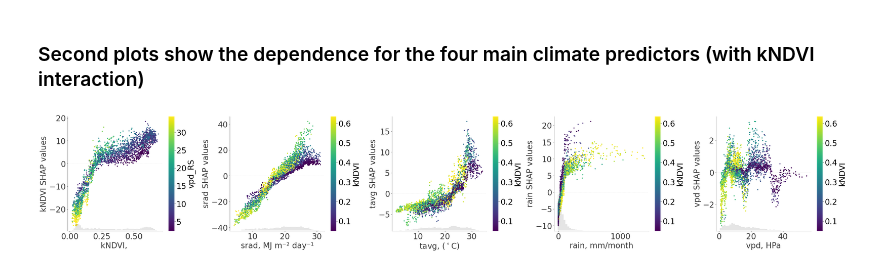
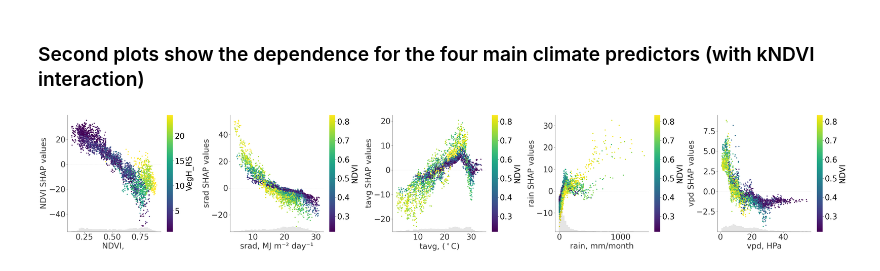
Before and after one commit to cbur24/climate-carbon-interactions, a Jupyter notebook: 2_Evaluate_fit_LGBM_model_TSCV.ipynb, the cells around one changed output. Cells and saved outputs as stored; diff of their text form; code cells hidden in the pictures.

Commit message:
get training and predictions working

```diff
--- a/2_Evaluate_fit_LGBM_model_TSCV.ipynb
+++ b/2_Evaluate_fit_LGBM_model_TSCV.ipynb
@@ -99,14 +42,21 @@ suffix = '20230320'
 # %% [markdown]
 ## Prepare Data
 # %%
-base = '/g/data/os22/chad_tmp/NEE_modelling/results/training_data/'
-sites = os.listdir('/g/data/os22/chad_tmp/NEE_modelling/results/training_data/')
+base = '/g/data/os22/chad_tmp/climate-carbon-interactions/results/training_data/'
+sites = os.listdir('/g/data/os22/chad_tmp/climate-carbon-interactions/results/training_data/')
+
+fluxes=['NEE_SOLO_EC','GPP_SOLO_EC','ER_SOLO_EC','ET_EC']
 
 td = []
 for site in sites:
     if '.csv' in site:
-        xx = pd.read_csv(base+site, index_col='time', parse_dates=True)
-        xx['site'] = site[0:5]
-        td.append(xx)
+        if any(exc in site for exc in exclusions): #don't load the excluded sites
+            print('skip', site[0:5])
+            continue
+        else:
+            xx = pd.read_csv(base+site, index_col='time', parse_dates=True)
+            xx['site'] = site[0:5]
+            xx = xx[fluxes+variables]
+            td.append(xx)
 
 ts = pd.concat(td).dropna() #we'll use this later
@@ -443,26 +323,10 @@ param_grid = {
     'n_estimators': [300, 400, 500],
 }
 # %%
-#generate n_splits of train-test_split
-#rs = ShuffleSplit(n_splits=outer_cv_splits, test_size=test_size, random_state=1)
-
-# instatiate a gridsearchCV
-# clf = GridSearchCV(LGBMRegressor(verbose=-1
-#                                  # boosting_type='rf',
-#                                  # bagging_freq=1,
-#                                  # bagging_fraction=0.8
-#                                 ),
-#                    param_grid,
-#                    scoring='r2',
-#                    verbose=1,
-#                    cv=zip(train, test), #using timeseries custom splits here
-#                   )
-
 clf = RandomizedSearchCV(LGBMRegressor(verbose=-1),
                    param_grid,
                    verbose=1,
                    n_iter=500,
-                   n_jobs=-1,
                    cv=zip(train, test), #using timeseries custom splits here
                   )
 
@@ -575,21 +447,21 @@ fig.savefig("/g/data/os22/chad_tmp/NEE_modelling/results/cross_validation/intera
 # %%
 fig, axs = plt.subplots(1,5, figsize=(40,7))
 
-for ax, feature, units in zip(axs.ravel(), ['kNDVI', 'srad', 'tavg', 'rain', 'vpd'], ['', 'MJ m⁻\N{SUPERSCRIPT TWO} day⁻¹', '($^\circ$C)', 'mm/month', 'HPa']): #list(feature_importance['col_name'][0:1])+
-    if feature =='kNDVI':
+for ax, feature, units in zip(axs.ravel(), ['NDVI', 'srad', 'tavg', 'rain', 'vpd'], ['', 'MJ m⁻\N{SUPERSCRIPT TWO} day⁻¹', '($^\circ$C)', 'mm/month', 'HPa']): #list(feature_importance['col_name'][0:1])+
+    if feature =='NDVI':
         shap.plots.scatter(shap_values[:,feature+'_RS'], ax=ax, show=False, color=shap_values, cmap='viridis')
     else:
-        shap.plots.scatter(shap_values[:,feature+'_RS'], ax=ax, show=False, color=shap_values[:,'kNDVI_RS'], cmap='viridis')
-        plt.gcf().axes[-2].set_ylabel('kNDVI')
+        shap.plots.scatter(shap_values[:,feature+'_RS'], ax=ax, show=False, color=shap_values[:,'NDVI_RS'], cmap='viridis')
+        plt.gcf().axes[-2].set_ylabel('NDVI')
     ax.set_ylabel(feature+' SHAP values',  fontsize=font)
     ax.set_xlabel(feature+', '+units+'', fontsize=font)
     ax.tick_params(axis='x', labelsize=font)
     ax.tick_params(axis='y', labelsize=font)
     plt.gcf().axes[-2].set_aspect('auto')
     plt.gcf().axes[-2].set_box_aspect(20)
     plt.gcf().axes[-2].yaxis.label.set_fontsize(font)
     plt.gcf().axes[-2].tick_params(axis='y', labelsize=font)
 plt.tight_layout()
-fig.savefig("/g/data/os22/chad_tmp/NEE_modelling/results/cross_validation/interaction_scatterplots_climatevars_"+model_var+"_lgbm_"+suffix+".png", bbox_inches='tight')
+fig.savefig("/g/data/os22/chad_tmp/climate-carbon-interactions/results/cross_val_fluxes/interaction_scatterplots_climatevars_"+model_var+"_lgbm_"+suffix+".png", bbox_inches='tight')
 # %% [output]
-[figure, old version]
+[figure, new version]
```
Also changed, not shown: parts of 21 cells of this notebook, 40 other files.
